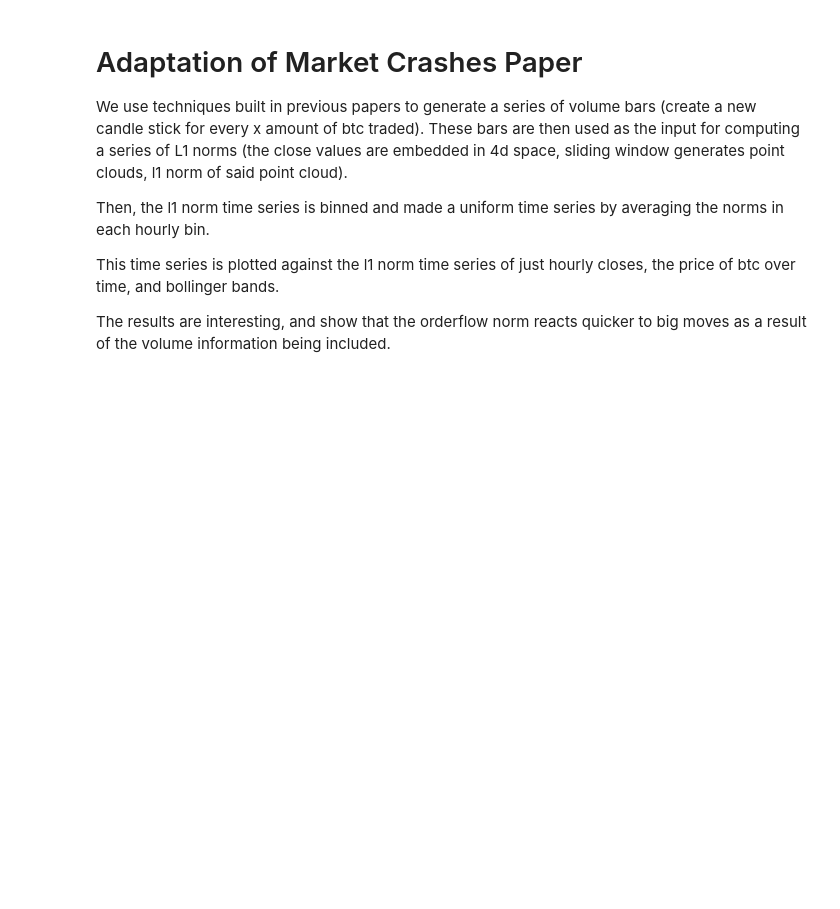
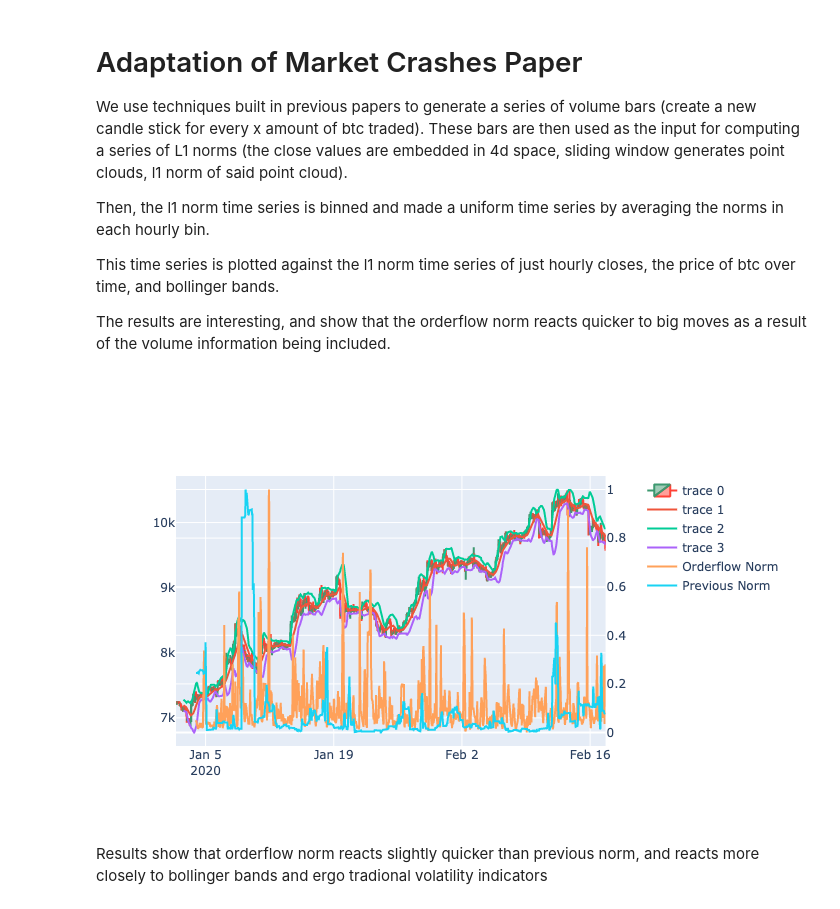
Before and after one commit to harshasomisetty/summer-tda-research, a Jupyter notebook: notebooks/orderflow_tda.ipynb, the cells around one changed output. Drawn from its saved outputs; the diff is of its cells as text; code cells hidden in the pictures; blank space fills up the shorter version.

```diff
--- a/notebooks/orderflow_tda.ipynb
+++ b/notebooks/orderflow_tda.ipynb
@@ -224,0 +223,7 @@ fig.show()
+# %%
+from IPython import display
+display.Image("../images/orderflow_tda.png")
+# %% [output]
+[figure, added]
+# %% [markdown]
+Results show that orderflow norm reacts slightly quicker than previous norm, and reacts more closely to bollinger bands and ergo tradional volatility indicators
```
Also changed, not shown: parts of 1 cell of this notebook, 6 other files.
